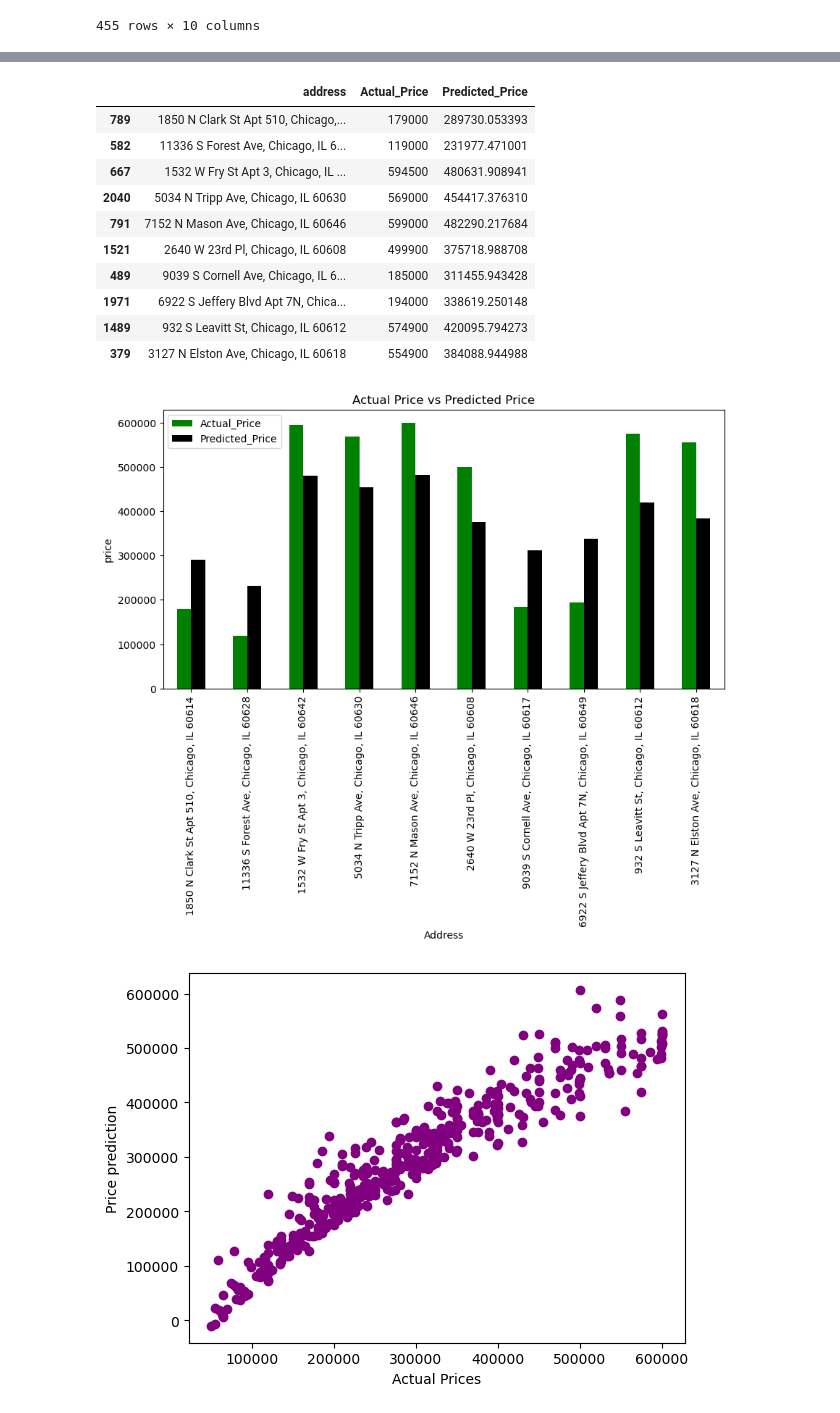
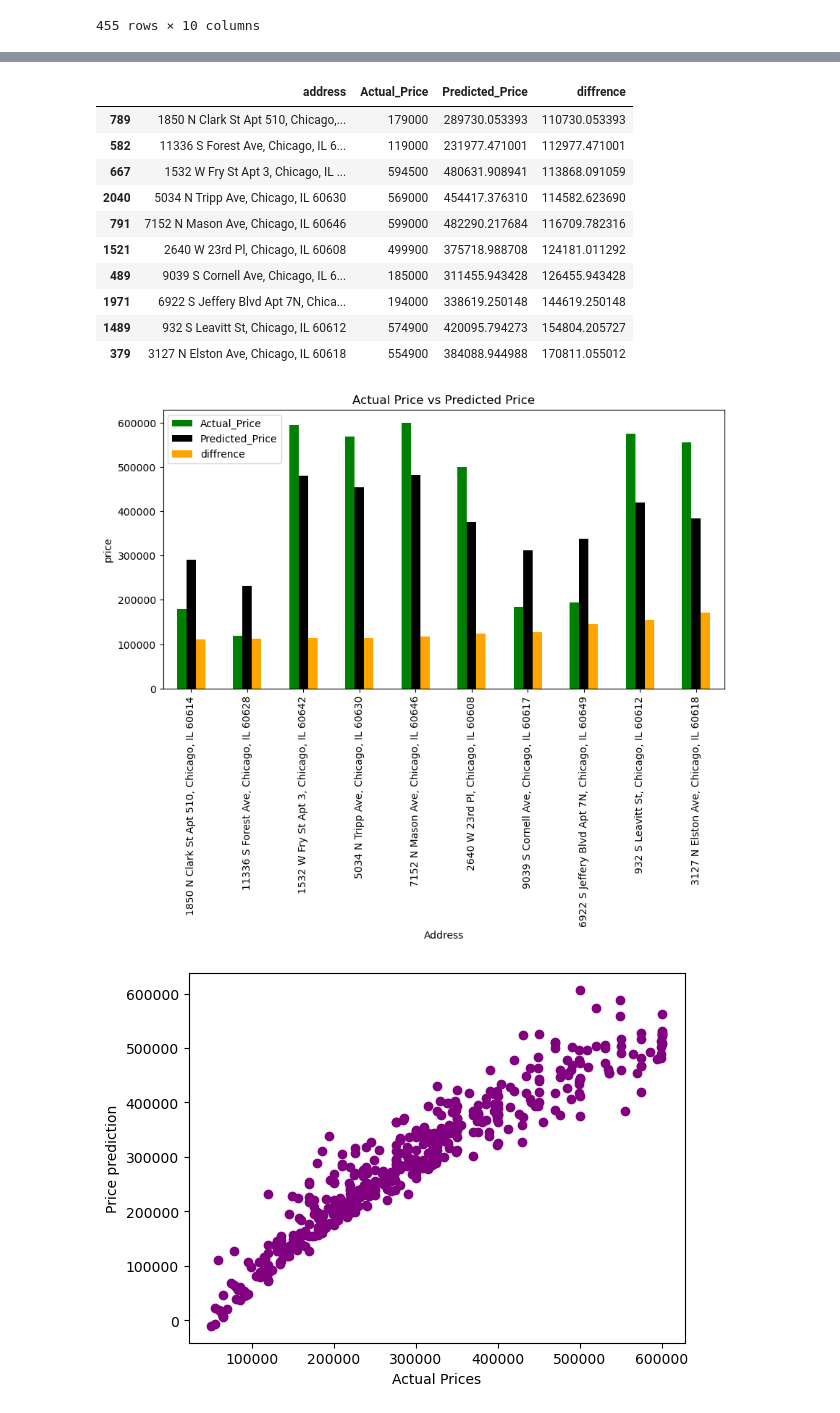
Before and after one commit to yakir0391/Apartments-Predict, a Jupyter notebook: machine learning.ipynb, the cells around one changed output, grey strips where cells are left out. Saved outputs shown, nothing was run; the diff lists cells and outputs as text; code cells hidden in the pictures.

```diff
--- a/machine learning.ipynb
+++ b/machine learning.ipynb
@@ -114,24 +114,24 @@ viz_df.head(10)
 # %%
 #החיזויים הכי פחות מדוייקים
-viz_df = resDF[['address','Actual_Price','Predicted_Price']]
-viz_df.tail(10).plot(kind='bar', x='address', figsize=(10,5), color = ['green','black'])
+viz_df = resDF[['address','Actual_Price','Predicted_Price','diffrence']]
+viz_df.tail(10).plot(kind='bar', x='address', figsize=(10,5), color = ['green','black', 'orange'])
 plt.title('Actual Price vs Predicted Price')
 plt.xlabel('Address')
 plt.ylabel('price')
 viz_df.tail(10)
 # %% [output]
-|  | address | Actual_Price | Predicted_Price |
-| 789 | 1850 N Clark St Apt 510, Chicago,... | 179000 | 289730.053393 |
-| 582 | 11336 S Forest Ave, Chicago, IL 6... | 119000 | 231977.471001 |
-| 667 | 1532 W Fry St Apt 3, Chicago, IL ... | 594500 | 480631.908941 |
-| 2040 | 5034 N Tripp Ave, Chicago, IL 60630 | 569000 | 454417.376310 |
-| 791 | 7152 N Mason Ave, Chicago, IL 60646 | 599000 | 482290.217684 |
-| 1521 | 2640 W 23rd Pl, Chicago, IL 60608 | 499900 | 375718.988708 |
-| 489 | 9039 S Cornell Ave, Chicago, IL 6... | 185000 | 311455.943428 |
-| 1971 | 6922 S Jeffery Blvd Apt 7N, Chica... | 194000 | 338619.250148 |
-| 1489 | 932 S Leavitt St, Chicago, IL 60612 | 574900 | 420095.794273 |
-| 379 | 3127 N Elston Ave, Chicago, IL 60618 | 554900 | 384088.944988 |
+|  | address | Actual_Price | Predicted_Price | diffrence |
+| 789 | 1850 N Clark St Apt 510, Chicago,... | 179000 | 289730.053393 | 110730.053393 |
+| 582 | 11336 S Forest Ave, Chicago, IL 6... | 119000 | 231977.471001 | 112977.471001 |
+| 667 | 1532 W Fry St Apt 3, Chicago, IL ... | 594500 | 480631.908941 | 113868.091059 |
+| 2040 | 5034 N Tripp Ave, Chicago, IL 60630 | 569000 | 454417.376310 | 114582.623690 |
+| 791 | 7152 N Mason Ave, Chicago, IL 60646 | 599000 | 482290.217684 | 116709.782316 |
+| 1521 | 2640 W 23rd Pl, Chicago, IL 60608 | 499900 | 375718.988708 | 124181.011292 |
+| 489 | 9039 S Cornell Ave, Chicago, IL 6... | 185000 | 311455.943428 | 126455.943428 |
+| 1971 | 6922 S Jeffery Blvd Apt 7N, Chica... | 194000 | 338619.250148 | 144619.250148 |
+| 1489 | 932 S Leavitt St, Chicago, IL 60612 | 574900 | 420095.794273 | 154804.205727 |
+| 379 | 3127 N Elston Ave, Chicago, IL 60618 | 554900 | 384088.944988 | 170811.055012 |
-[figure, old version]
+[figure, new version]
 # %%
 #גרף סקאטר פלוט שמראה את הערכים האמיתיים מול חזויים
 plt.scatter(resDF['Actual_Price'], resDF['Predicted_Price'], color='purple', edgecolors='purple')
```
Also changed, not shown: parts of 1 cell of this notebook.
